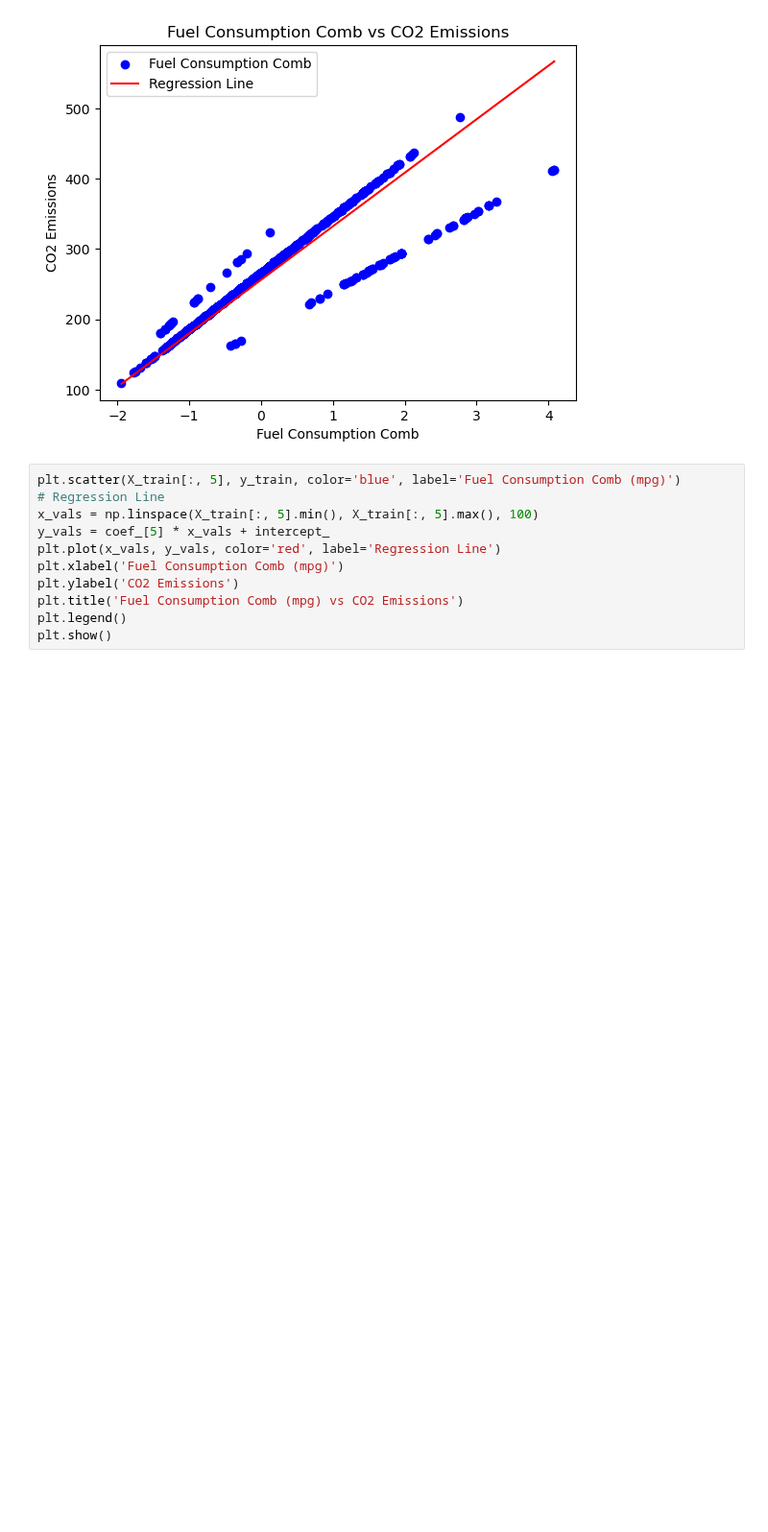
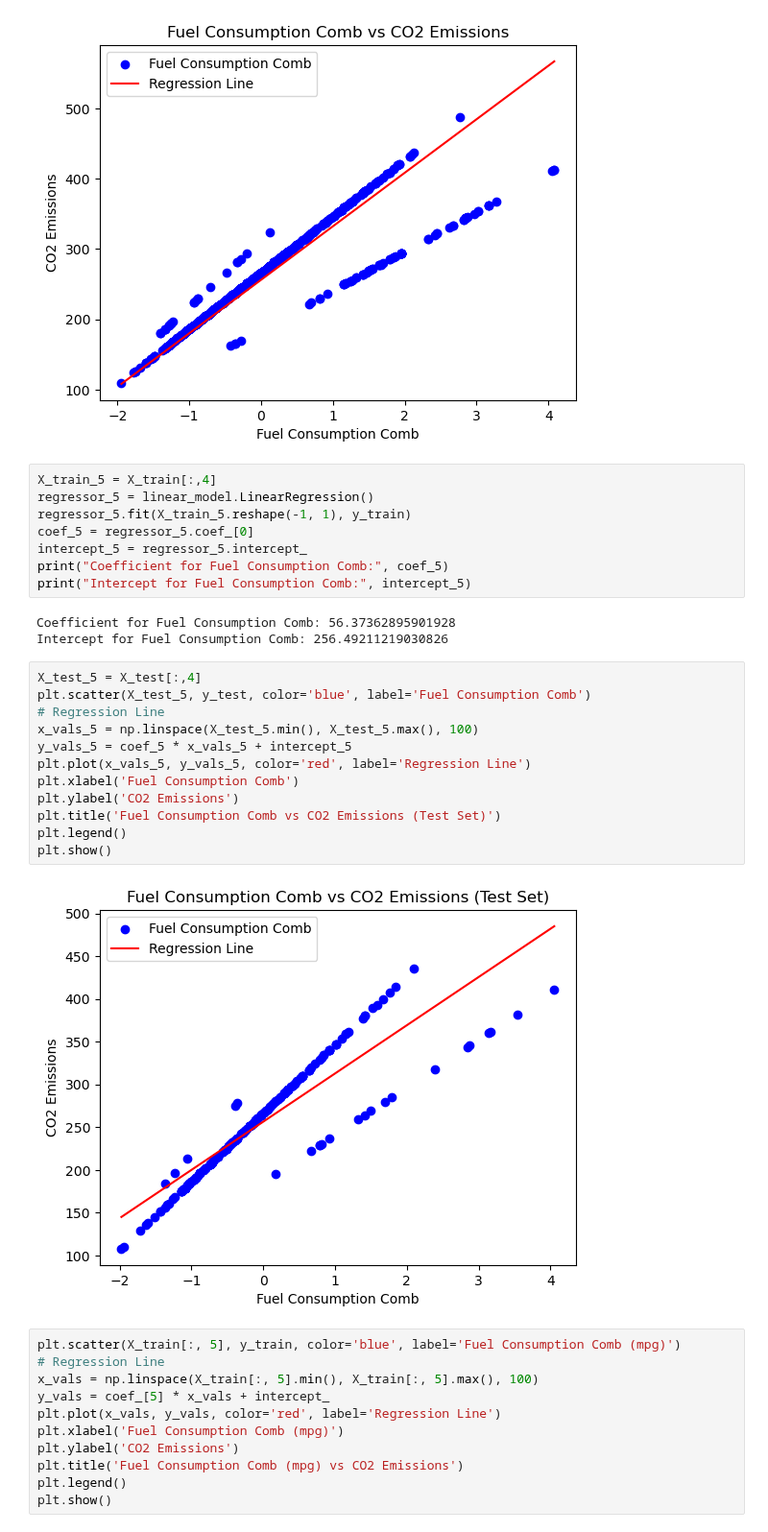
Before and after one commit to gps-stellar/Simple-Regression-Models, a Jupyter notebook: Multiple_Linear_Regression.ipynb, the cells around one changed output. Shown at 96% size. Saved outputs shown, nothing was run; the diff lists cells and outputs as text; blank space fills up the shorter version.

```diff
--- a/Multiple_Linear_Regression.ipynb
+++ b/Multiple_Linear_Regression.ipynb
@@ -363,6 +388,31 @@ plt.legend()
 plt.show()
 # %% [output]
 [figure]
+# %%
+X_train_5 = X_train[:,4]
+regressor_5 = linear_model.LinearRegression()
+regressor_5.fit(X_train_5.reshape(-1, 1), y_train)
+coef_5 = regressor_5.coef_[0]
+intercept_5 = regressor_5.intercept_
+print("Coefficient for Fuel Consumption Comb:", coef_5)
+print("Intercept for Fuel Consumption Comb:", intercept_5)
+# %% [output]
+Coefficient for Fuel Consumption Comb: 56.37362895901928
+Intercept for Fuel Consumption Comb: 256.49211219030826
+# %%
+X_test_5 = X_test[:,4]
+plt.scatter(X_test_5, y_test, color='blue', label='Fuel Consumption Comb')
+# Regression Line
+x_vals_5 = np.linspace(X_test_5.min(), X_test_5.max(), 100)
+y_vals_5 = coef_5 * x_vals_5 + intercept_5
+plt.plot(x_vals_5, y_vals_5, color='red', label='Regression Line')
+plt.xlabel('Fuel Consumption Comb')
+plt.ylabel('CO2 Emissions')
+plt.title('Fuel Consumption Comb vs CO2 Emissions (Test Set)')
+plt.legend()
+plt.show()
+# %% [output]
+[figure, added]
 # %%
 plt.scatter(X_train[:, 5], y_train, color='blue', label='Fuel Consumption Comb (mpg)')
 # Regression Line
```
Also changed, not shown: parts of 4 cells of this notebook.
